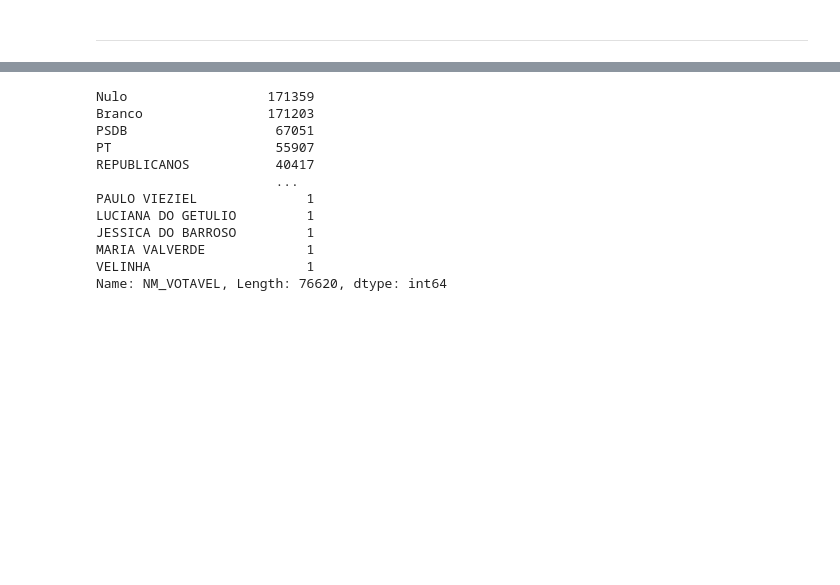
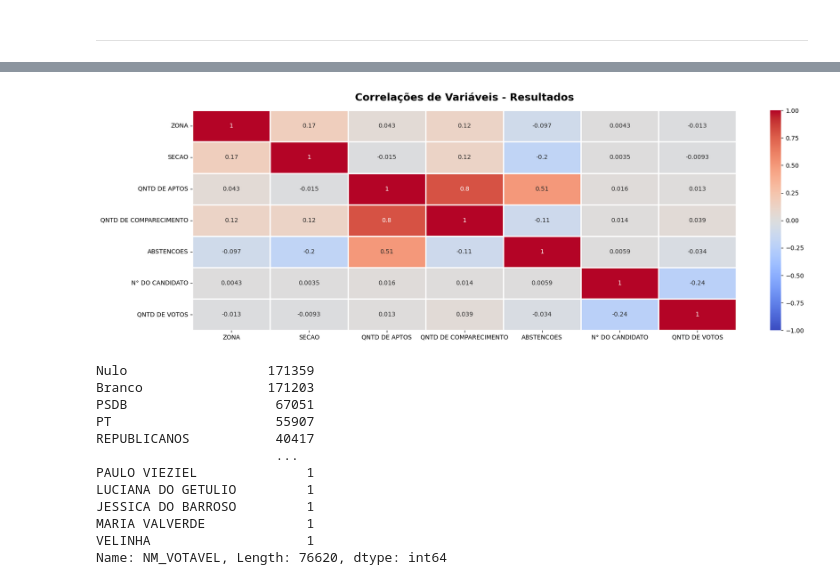
Before and after one commit to gideoni-santos/desafio-RenovaBR, a Jupyter notebook: relatorio.ipynb, the cells around one changed output, grey strips where cells are left out. Drawn from its saved outputs; the diff is of its cells as text; code cells hidden in the pictures; blank space fills up the shorter version.

```diff
--- a/relatorio.ipynb
+++ b/relatorio.ipynb
@@ -835,0 +879,5 @@ Como já podemos constatar nos DataFrame acima, os valores foram renomeados conf
+# %%
+#Usando o metodo corr() para verificar a correlação das variaveis
+correlacao_resultados = resultados_clean.corr()
+
+correlacao_resultados
@@ -836,3 +893,22 @@ Como já podemos constatar nos DataFrame acima, os valores foram renomeados conf
+# %%
+# Definindo tamanho da figura:
+fig, ax = plt.subplots(figsize=(18, 6))
+
+# Criando o Heatmap:
+ax = sns.heatmap(data=correlacao_resultados,
+                 vmin=-1,
+                 vmax=1,
+                 annot=True,
+                 linewidths=1,
+                 cmap='coolwarm')
+
+# Formatação:
+plt.title('Correlações de Variáveis - Resultados', pad=16, fontdict={'size': 17,
+                                                        'weight': 'bold'})
+
+plt.show()
+# %% [output]
+[figure, added]
 # %%
 #Quantidade de votos
 resultados[resultados['NM_VOTAVEL'] == 'BRUNO COVAS'][['NM_VOTAVEL', 'QT_VOTOS']]
```
Also changed, not shown: parts of 7 cells of this notebook.
